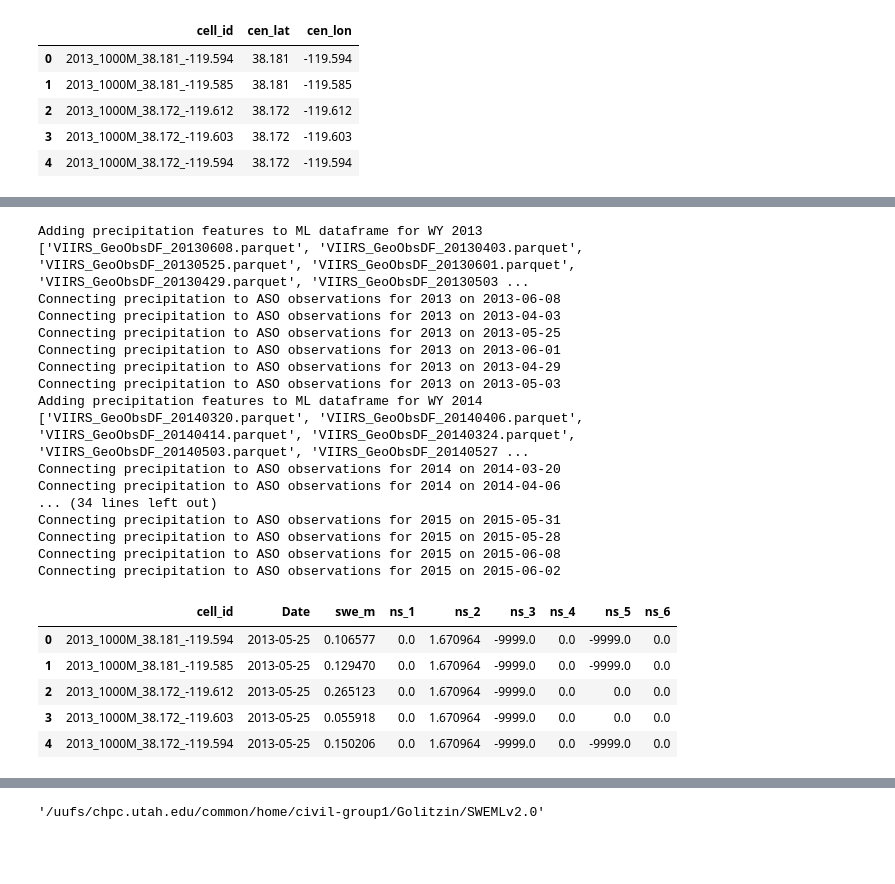
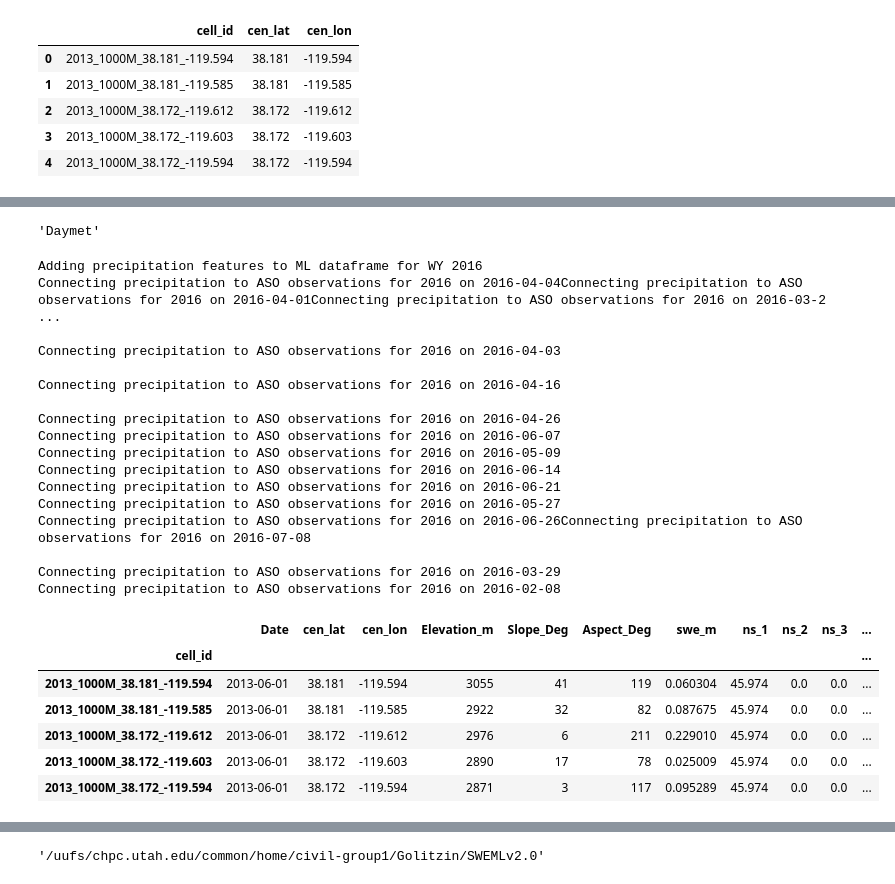
Before and after one commit to whitelightning450/SWEMLv2.0, a Jupyter notebook: Dataprocessing/get_EE_Precip.ipynb, the cells around one changed output, grey strips where cells are left out. Drawn from its saved outputs; the diff is of its cells as text; code cells hidden in the pictures; blank space fills up the shorter version.

Commit message:
updated daymet precip routine

```diff
--- a/Dataprocessing/get_EE_Precip.ipynb
+++ b/Dataprocessing/get_EE_Precip.ipynb
@@ -262,35 +268,41 @@ def single_date_add_precip(args):
+# %%
+dataset = 'Daymet'
+f"{dataset if dataset == 'Daymet' else ''}"
+# %% [output]
+'Daymet'
 # %%
-WYs = [2013,2014,2015]
+WYs = [2016]
 for year in WYs:
-    Make_Precip_DF(year,output_res = 1000, thresh = 20)
+    Make_Precip_DF(year,output_res=1000,thresh=20,dataset=dataset)
 # %% [output]
-Adding precipitation features to ML dataframe for WY 2013
-['VIIRS_GeoObsDF_20130608.parquet', 'VIIRS_GeoObsDF_20130403.parquet', 'VIIRS_GeoObsDF_20130525.parquet', 'VIIRS_GeoObsDF_20130601.parquet', 'VIIRS_GeoObsDF_20130429.parquet', 'VIIRS_GeoObsDF_20130503 ...
-Connecting precipitation to ASO observations for 2013 on 2013-06-08
-Connecting precipitation to ASO observations for 2013 on 2013-04-03
-Connecting precipitation to ASO observations for 2013 on 2013-05-25
-Connecting precipitation to ASO observations for 2013 on 2013-06-01
-Connecting precipitation to ASO observations for 2013 on 2013-04-29
-Connecting precipitation to ASO observations for 2013 on 2013-05-03
-Adding precipitation features to ML dataframe for WY 2014
-['VIIRS_GeoObsDF_20140320.parquet', 'VIIRS_GeoObsDF_20140406.parquet', 'VIIRS_GeoObsDF_20140414.parquet', 'VIIRS_GeoObsDF_20140324.parquet', 'VIIRS_GeoObsDF_20140503.parquet', 'VIIRS_GeoObsDF_20140527 ...
-Connecting precipitation to ASO observations for 2014 on 2014-03-20
-Connecting precipitation to ASO observations for 2014 on 2014-04-06
-... (34 lines left out)
-Connecting precipitation to ASO observations for 2015 on 2015-05-31
-Connecting precipitation to ASO observations for 2015 on 2015-05-28
-Connecting precipitation to ASO observations for 2015 on 2015-06-08
-Connecting precipitation to ASO observations for 2015 on 2015-06-02
+Adding precipitation features to ML dataframe for WY 2016
+Connecting precipitation to ASO observations for 2016 on 2016-04-04Connecting precipitation to ASO observations for 2016 on 2016-04-01Connecting precipitation to ASO observations for 2016 on 2016-03-2 ...
+
+Connecting precipitation to ASO observations for 2016 on 2016-04-03
+
+Connecting precipitation to ASO observations for 2016 on 2016-04-16
+
+Connecting precipitation to ASO observations for 2016 on 2016-04-26
+Connecting precipitation to ASO observations for 2016 on 2016-06-07
+Connecting precipitation to ASO observations for 2016 on 2016-05-09
+Connecting precipitation to ASO observations for 2016 on 2016-06-14
+Connecting precipitation to ASO observations for 2016 on 2016-06-21
+Connecting precipitation to ASO observations for 2016 on 2016-05-27
+Connecting precipitation to ASO observations for 2016 on 2016-06-26Connecting precipitation to ASO observations for 2016 on 2016-07-08
+
+Connecting precipitation to ASO observations for 2016 on 2016-03-29
+Connecting precipitation to ASO observations for 2016 on 2016-02-08
 # %%
-test = f'{HOME}/data/TrainingDFs/2013/1000M_Resolution/Obsdf/20130525_ObsDF.parquet'
+test = f'{HOME}/data/TrainingDFs/2013/1000M_Resolution/PrecipVIIRSGeoObsDFs/20_fSCA_Thresh/PrecipDaymet_VIIRS_GeoObsDF_20130601.parquet'
+# test = f'{HOME}/data/Precipitation/2017/1000M_Daymet_Precip/Daymet_CHERRY_ELEANOR_USCACE_20170717.parquet'
 test = pd.read_parquet(test)
+test.head()
+# %% [output]
+|  | Date | cen_lat | cen_lon | Elevation_m | Slope_Deg | Aspect_Deg | swe_m | ns_1 | ns_2 | ns_3 | ... |
+| cell_id |  |  |  |  |  |  |  |  |  |  | ... |
+| 2013_1000M_38.181_-119.594 | 2013-06-01 | 38.181 | -119.594 | 3055 | 41 | 119 | 0.060304 | 45.974 | 0.0 | 0.0 | ... |
+| 2013_1000M_38.181_-119.585 | 2013-06-01 | 38.181 | -119.585 | 2922 | 32 | 82 | 0.087675 | 45.974 | 0.0 | 0.0 | ... |
+| 2013_1000M_38.172_-119.612 | 2013-06-01 | 38.172 | -119.612 | 2976 | 6 | 211 | 0.229010 | 45.974 | 0.0 | 0.0 | ... |
+| 2013_1000M_38.172_-119.603 | 2013-06-01 | 38.172 | -119.603 | 2890 | 17 | 78 | 0.025009 | 45.974 | 0.0 | 0.0 | ... |
+| 2013_1000M_38.172_-119.594 | 2013-06-01 | 38.172 | -119.594 | 2871 | 3 | 117 | 0.095289 | 45.974 | 0.0 | 0.0 | ... |
-# %%
-test.head()
-# %% [output]
-|  | cell_id | Date | swe_m | ns_1 | ns_2 | ns_3 | ns_4 | ns_5 | ns_6 |
-| 0 | 2013_1000M_38.181_-119.594 | 2013-05-25 | 0.106577 | 0.0 | 1.670964 | -9999.0 | 0.0 | -9999.0 | 0.0 |
-| 1 | 2013_1000M_38.181_-119.585 | 2013-05-25 | 0.129470 | 0.0 | 1.670964 | -9999.0 | 0.0 | -9999.0 | 0.0 |
-| 2 | 2013_1000M_38.172_-119.612 | 2013-05-25 | 0.265123 | 0.0 | 1.670964 | -9999.0 | 0.0 | 0.0 | 0.0 |
-| 3 | 2013_1000M_38.172_-119.603 | 2013-05-25 | 0.055918 | 0.0 | 1.670964 | -9999.0 | 0.0 | 0.0 | 0.0 |
-| 4 | 2013_1000M_38.172_-119.594 | 2013-05-25 | 0.150206 | 0.0 | 1.670964 | -9999.0 | 0.0 | -9999.0 | 0.0 |
 # %%
```
Also changed, not shown: parts of 7 cells of this notebook, 1 other file.
